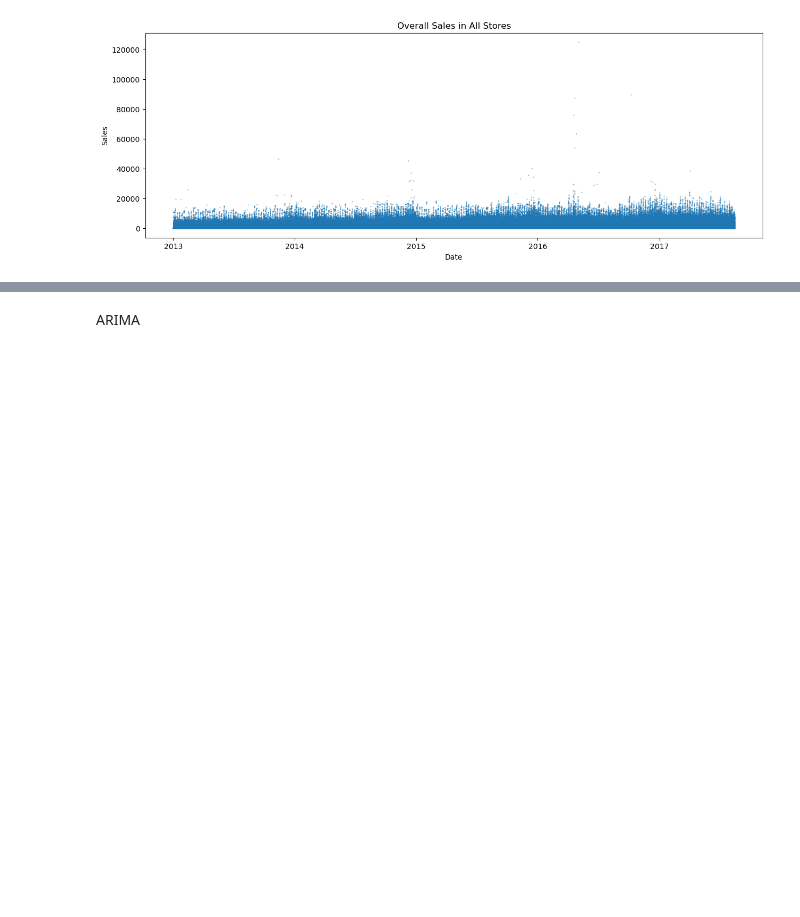
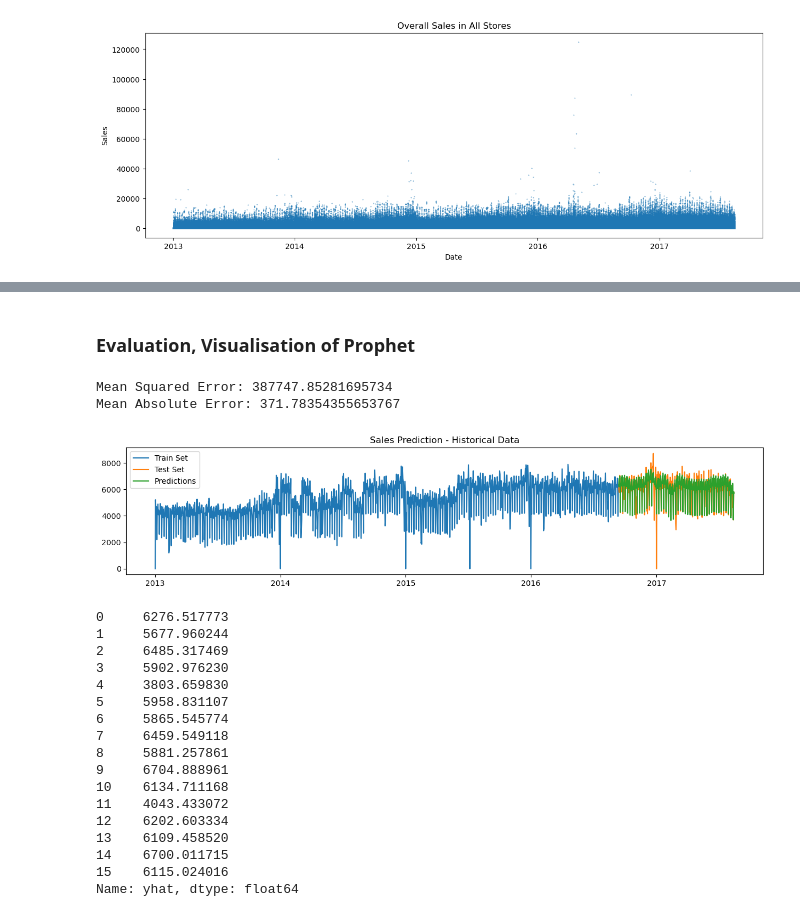
Before and after one commit to MastanehNikroo/SalesForecast, a Jupyter notebook: datachallenge.ipynb, the cells around one changed output, grey strips where cells are left out. Saved outputs shown, nothing was run; the diff lists cells and outputs as text; code cells hidden in the pictures; blank space fills up the shorter version.

```diff
--- a/datachallenge.ipynb
+++ b/datachallenge.ipynb
@@ -132 +127,16 @@ for i in data_h.index:
+# %%
+# Adding and Initializing 'holiday' column with 0
+data['holiday'] = 0
+
+#  National holidays
+national_holidays = data_h[data_h['locale'] == 'National']['date']
+data.loc[data['date'].isin(national_holidays), 'holiday'] = 1
+
+# Local holidays
+local_holidays = data_h[data_h['locale'] == 'Local'].merge(data_s, left_on='locale_name', right_on='city', how='inner')
+data.loc[data.set_index(['date', 'store_nbr']).index.isin(local_holidays.set_index(['date', 'store_nbr']).index), 'holiday'] = 1
+
+# Regional holidays
+regional_holidays = data_h[data_h['locale'] == 'Regional'].merge(data_s, left_on='locale_name', right_on='state', how='inner')
+data.loc[data.set_index(['date', 'store_nbr']).index.isin(regional_holidays.set_index(['date', 'store_nbr']).index), 'holiday'] = 1
 # %% [markdown]
@@ -265,2 +250,40 @@ Name: yhat, dtype: float64
-# %% [markdown]
-ARIMA
+# %% [markdown]
+### Evaluation, Visualisation of Prophet
+# %%
+# Metrics
+print(f'Mean Squared Error: {mean_squared_error(test_prophet["y"], prediction_prophet["yhat"].tail(336))}')
+print(f'Mean Absolute Error: {mean_absolute_error(test_prophet["y"], prediction_prophet["yhat"].tail(336))}')
+
+# Plotting the actual vs. predicted values
+plt.figure(figsize=(15, 3))
+plt.plot(train_prophet['ds'], train_prophet['y'], label='Train Set')
+plt.plot(test_prophet['ds'], test_prophet['y'], label='Test Set')
+plt.plot(test_prophet['ds'], prediction_prophet['yhat'], label='Predictions')
+plt.legend()
+plt.title('Sales Prediction - Historical Data')
+plt.show()
+
+# Forecating the future
+forecast_prophet = model.predict(future_prophet)
+print(forecast_prophet["yhat"])
+# %% [output]
+Mean Squared Error: 387747.85281695734
+Mean Absolute Error: 371.78354355653767
+[figure, added]
+0     6276.517773
+1     5677.960244
+2     6485.317469
+3     5902.976230
+4     3803.659830
+5     5958.831107
+6     5865.545774
+7     6459.549118
+8     5881.257861
+9     6704.888961
+10    6134.711168
+11    4043.433072
+12    6202.603334
+13    6109.458520
+14    6700.011715
+15    6115.024016
+Name: yhat, dtype: float64
```
Also changed, not shown: parts of 40 cells of this notebook.
